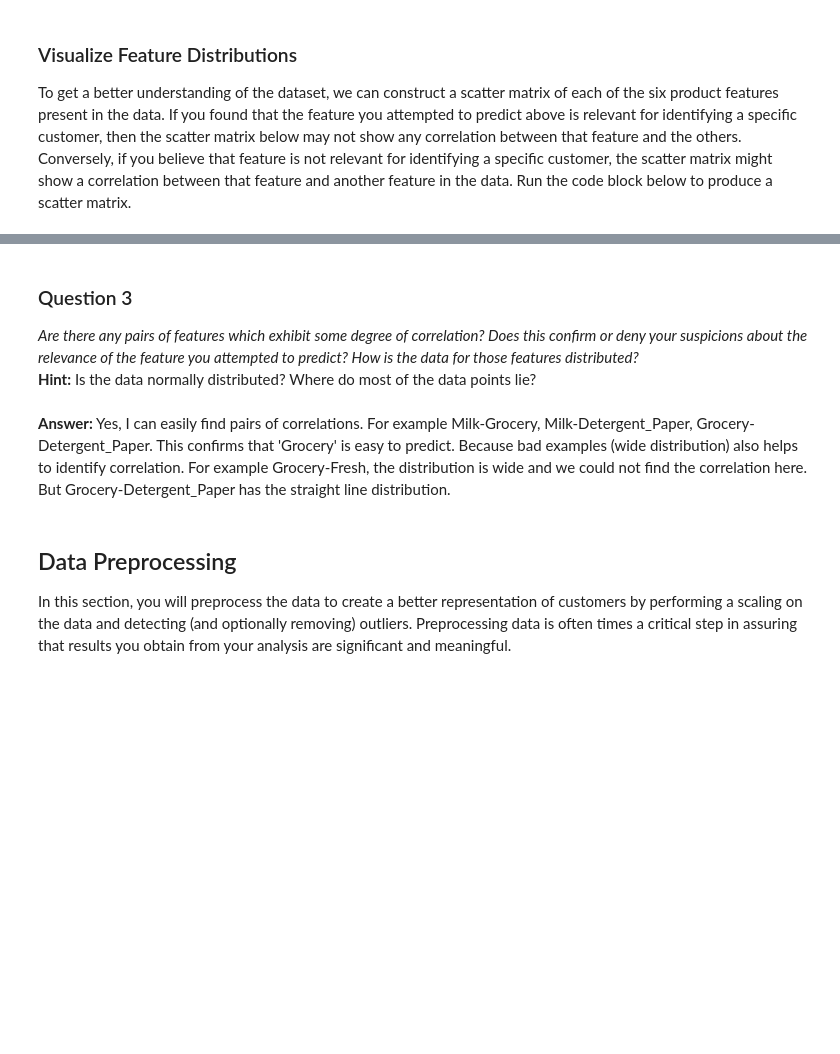
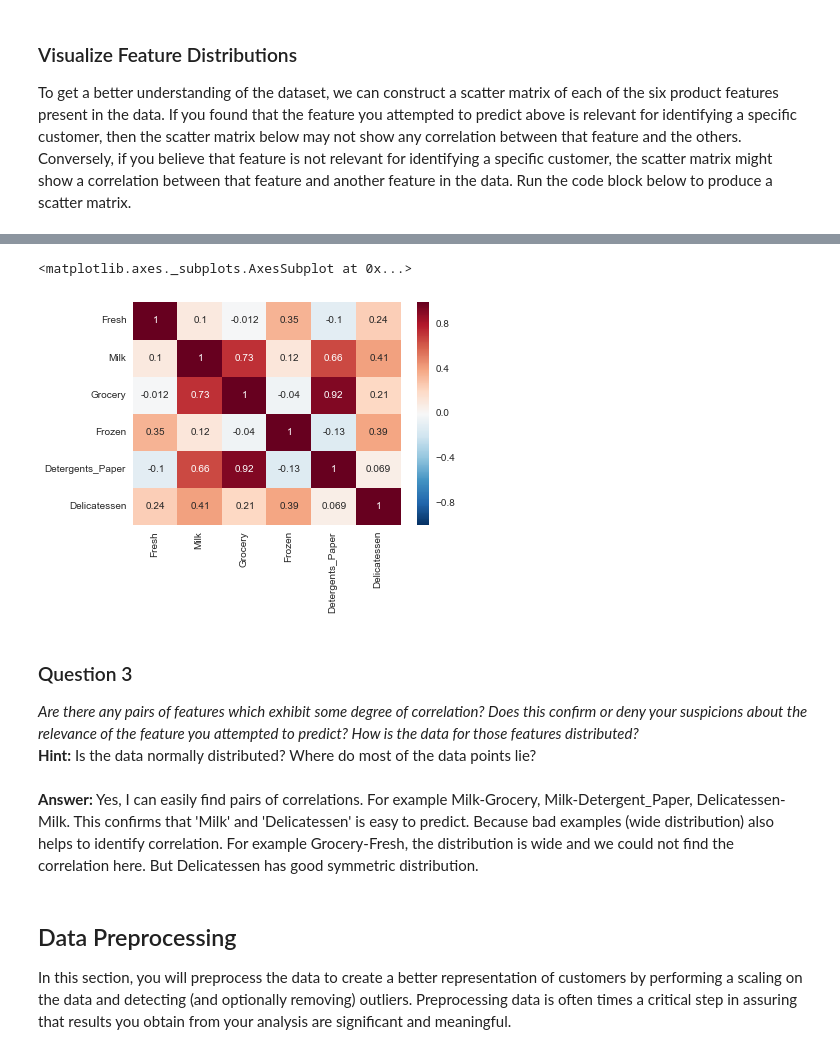
Before and after one commit to kiril-me/machine-learning, a Jupyter notebook: projects/customer_segments/customer_segments.ipynb, the cells around one changed output, grey strips where cells are left out. Saved outputs shown, nothing was run; the diff lists cells and outputs as text; code cells hidden in the pictures; blank space fills up the shorter version.

```diff
--- a/projects/customer_segments/customer_segments.ipynb
+++ b/projects/customer_segments/customer_segments.ipynb
@@ -130,10 +145,16 @@ pd.scatter_matrix(data, alpha = 0.3, figsize = (14,8), diagonal = 'kde');
+# %%
+import seaborn as sns
+sns.heatmap(data.corr(), annot=True)
+# %% [output]
+<matplotlib.axes._subplots.AxesSubplot at 0x...>
+[figure, added]
 # %% [markdown]
 ### Question 3
 *Are there any pairs of features which exhibit some degree of correlation? Does this confirm or deny your suspicions about the relevance of the feature you attempted to predict? How is the data for those features distributed?*
 **Hint:** Is the data normally distributed? Where do most of the data points lie?
 # %% [markdown]
 **Answer:**
-Yes, I can easily find pairs of correlations. For example Milk-Grocery, Milk-Detergent_Paper, Grocery-Detergent_Paper. This confirms that 'Grocery' is easy to predict. Because bad examples (wide distribution) also helps to identify correlation. For example Grocery-Fresh, the distribution is wide and we could not find the correlation here. But Grocery-Detergent_Paper has the straight line distribution.
+Yes, I can easily find pairs of correlations. For example Milk-Grocery, Milk-Detergent_Paper, Delicatessen-Milk. This confirms that 'Milk' and 'Delicatessen' is easy to predict. Because bad examples (wide distribution) also helps to identify correlation. For example Grocery-Fresh, the distribution is wide and we could not find the correlation here. But Delicatessen has good symmetric distribution.
 # %% [markdown]
 ## Data Preprocessing
 In this section, you will preprocess the data to create a better representation of customers by performing a scaling on the data and detecting (and optionally removing) outliers. Preprocessing data is often times a critical step in assuring that results you obtain from your analysis are significant and meaningful.
```
Also changed, not shown: parts of 8 cells of this notebook.
